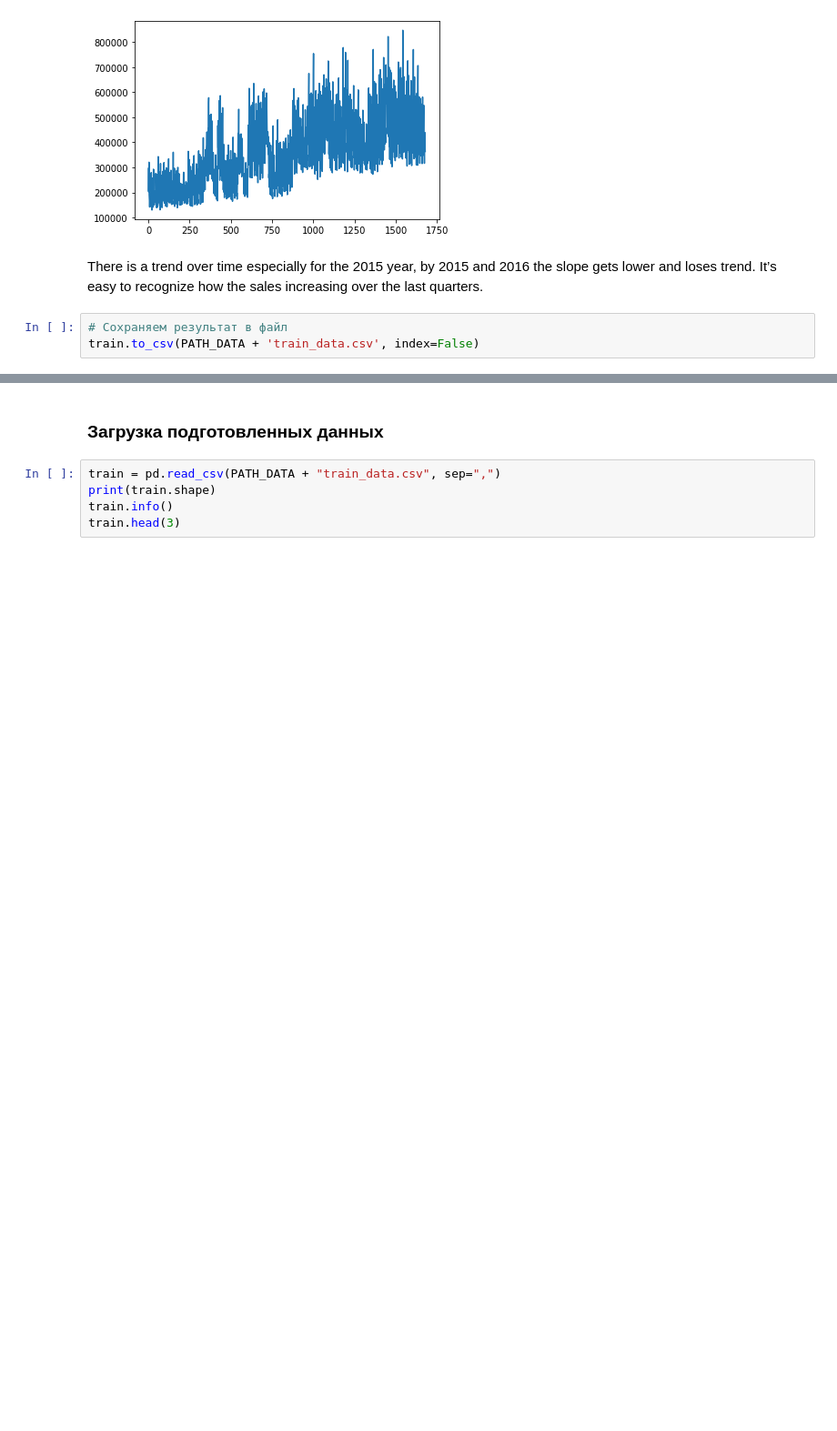
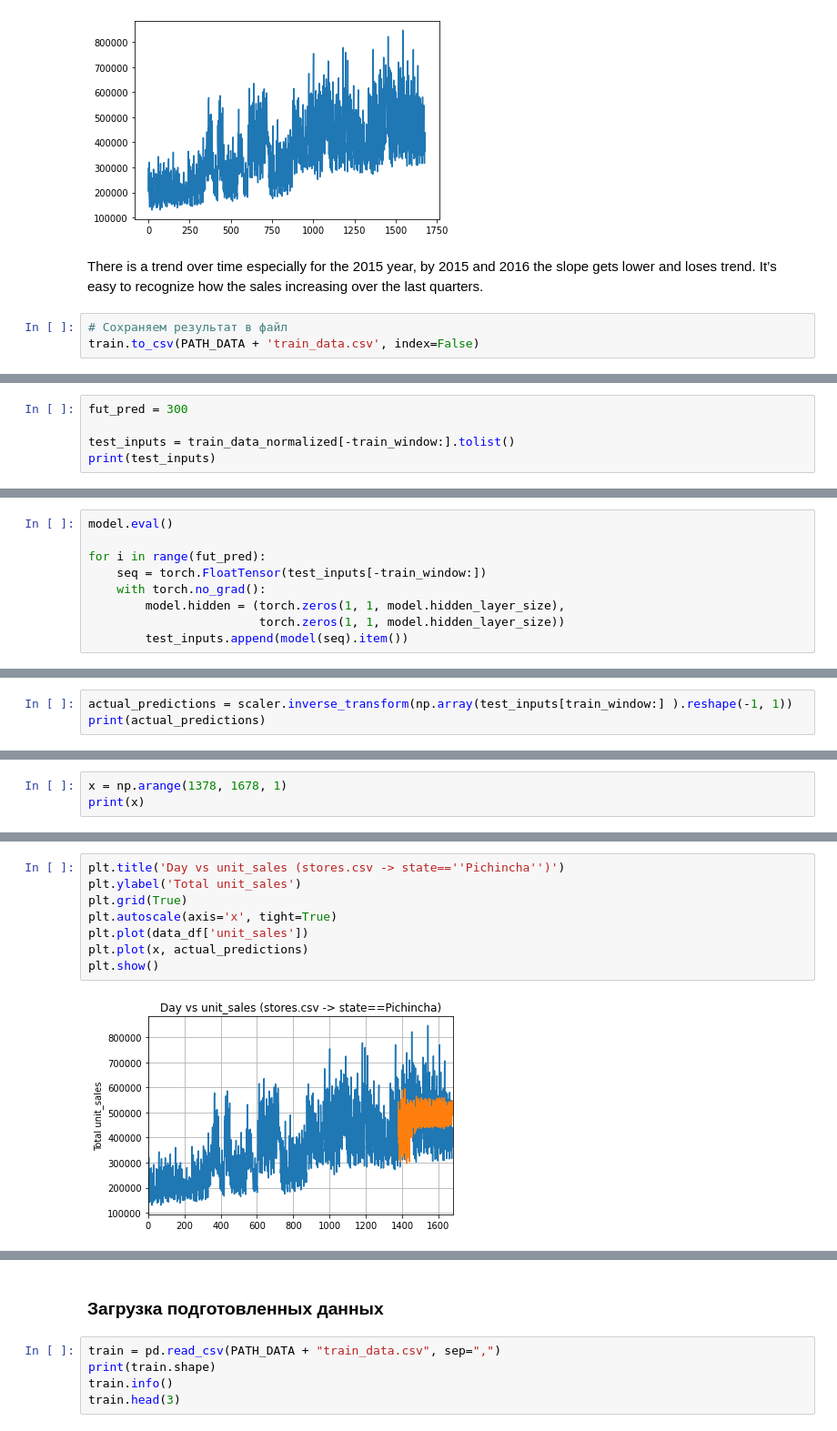
Before and after one commit to SokIL69/PyTorch-framework, a Jupyter notebook: lesson_5_pt_hw.ipynb, the cells around one changed output, grey strips where cells are left out. Shown: that part at 91% size. Cells and saved outputs as stored; diff of their text form; blank space fills up the shorter version.

```diff
--- a/lesson_5_pt_hw.ipynb
+++ b/lesson_5_pt_hw.ipynb
@@ -151,0 +404,5 @@ train.to_csv(PATH_DATA + 'train_data.csv', index=False)
+# %%
+fut_pred = 300
+
+test_inputs = train_data_normalized[-train_window:].tolist()
+print(test_inputs)
@@ -151,0 +413,9 @@ train.to_csv(PATH_DATA + 'train_data.csv', index=False)
+# %%
+model.eval()
+
+for i in range(fut_pred):
+    seq = torch.FloatTensor(test_inputs[-train_window:])
+    with torch.no_grad():
+        model.hidden = (torch.zeros(1, 1, model.hidden_layer_size),
+                        torch.zeros(1, 1, model.hidden_layer_size))
+        test_inputs.append(model(seq).item())
@@ -151,0 +439,3 @@ train.to_csv(PATH_DATA + 'train_data.csv', index=False)
+# %%
+actual_predictions = scaler.inverse_transform(np.array(test_inputs[train_window:] ).reshape(-1, 1))
+print(actual_predictions)
@@ -151,0 +460,3 @@ train.to_csv(PATH_DATA + 'train_data.csv', index=False)
+# %%
+x = np.arange(1378, 1678, 1)
+print(x)
@@ -151,0 +481,10 @@ train.to_csv(PATH_DATA + 'train_data.csv', index=False)
+# %%
+plt.title('Day vs unit_sales (stores.csv -> state==''Pichincha'')')
+plt.ylabel('Total unit_sales')
+plt.grid(True)
+plt.autoscale(axis='x', tight=True)
+plt.plot(data_df['unit_sales'])
+plt.plot(x, actual_predictions)
+plt.show()
+# %% [output]
+[figure, added]
```
Also changed, not shown: parts of 62 cells of this notebook, 1 other file.
